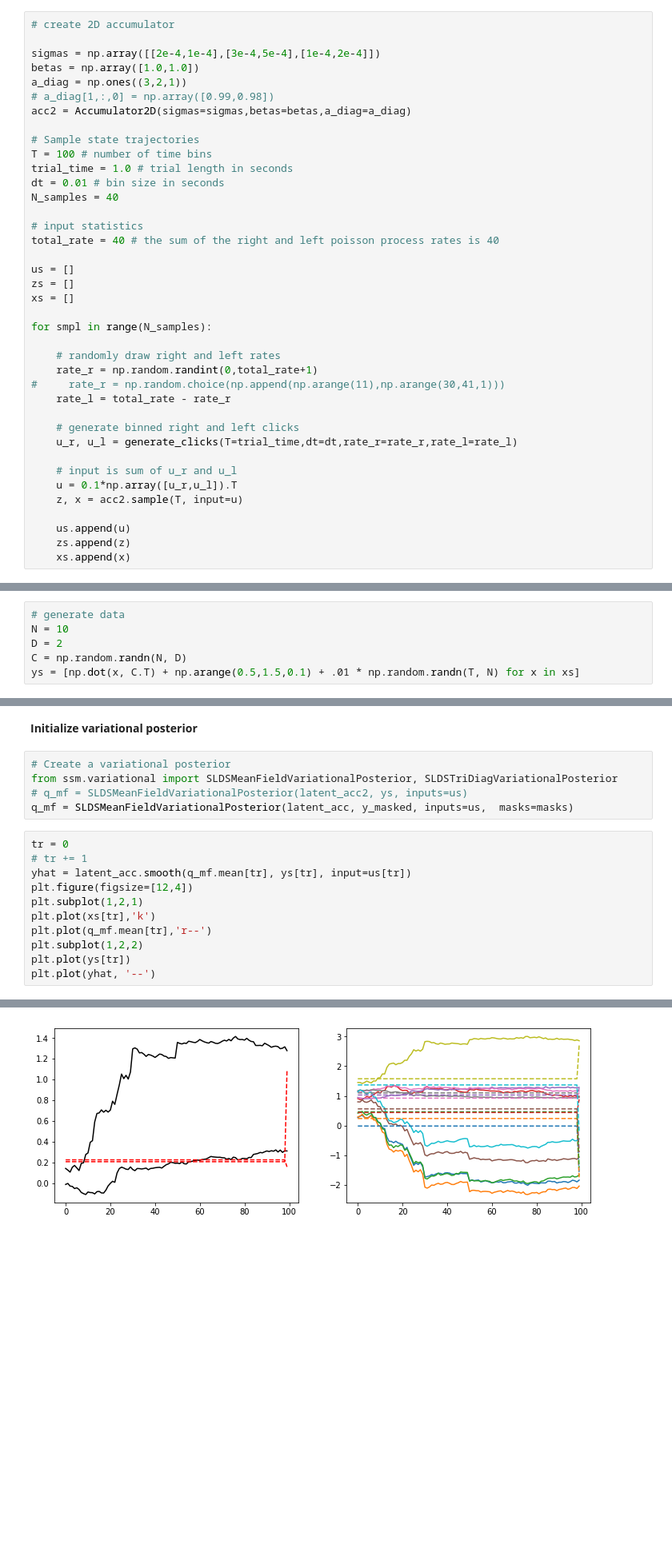
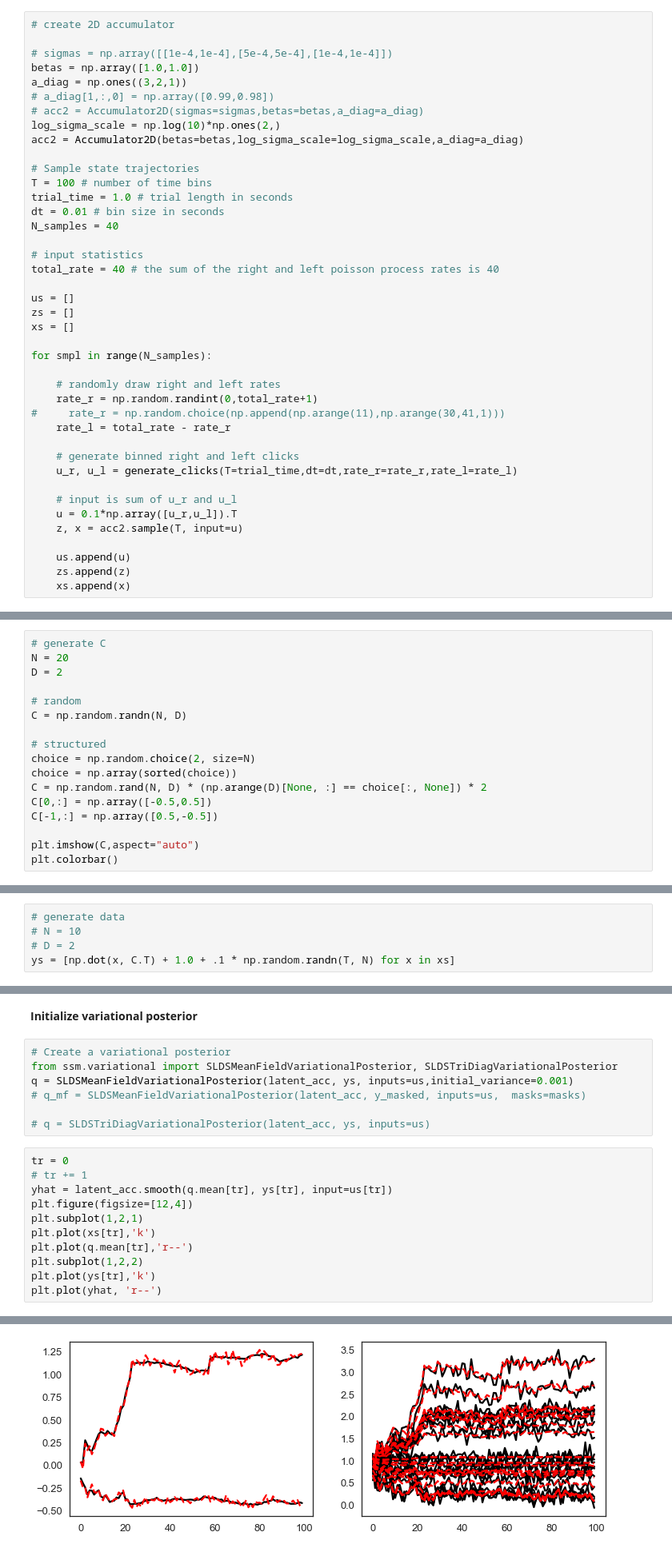
Before and after one commit to davidzoltowski/ssmdm, a Jupyter notebook: notebooks/Fit_2D_Accumulator_With_Observations.ipynb, the cells around one changed output, grey strips where cells are left out. Shown at 80% size. Cells and saved outputs as stored; diff of their text form; blank space fills up the shorter version.

```diff
--- a/notebooks/Fit_2D_Accumulator_With_Observations.ipynb
+++ b/notebooks/Fit_2D_Accumulator_With_Observations.ipynb
@@ -128,11 +213,13 @@ def LatentAccumulator2D(N, betas=np.ones(2,), sigmas=1e-3 * np.ones((3, 2)), a_d
 # %%
 # create 2D accumulator
 
-sigmas = np.array([[2e-4,1e-4],[3e-4,5e-4],[1e-4,2e-4]])
+# sigmas = np.array([[1e-4,1e-4],[5e-4,5e-4],[1e-4,1e-4]])
 betas = np.array([1.0,1.0])
 a_diag = np.ones((3,2,1))
 # a_diag[1,:,0] = np.array([0.99,0.98])
-acc2 = Accumulator2D(sigmas=sigmas,betas=betas,a_diag=a_diag)
+# acc2 = Accumulator2D(sigmas=sigmas,betas=betas,a_diag=a_diag)
+log_sigma_scale = np.log(10)*np.ones(2,)
+acc2 = Accumulator2D(betas=betas,log_sigma_scale=log_sigma_scale,a_diag=a_diag)
 
 # Sample state trajectories
 T = 100 # number of time bins
@@ -176,0 +357,17 @@ plt.plot(zs[tr],'k')
+# %%
+# generate C
+N = 20
+D = 2
+
+# random
+C = np.random.randn(N, D)
+
+# structured
+choice = np.random.choice(2, size=N)
+choice = np.array(sorted(choice))
+C = np.random.rand(N, D) * (np.arange(D)[None, :] == choice[:, None]) * 2
+C[0,:] = np.array([-0.5,0.5])
+C[-1,:] = np.array([0.5,-0.5])
+
+plt.imshow(C,aspect="auto")
+plt.colorbar()
@@ -177,9 +377,8 @@ plt.plot(zs[tr],'k')
 # %%
 # generate data
-N = 10
-D = 2
-C = np.random.randn(N, D)
-ys = [np.dot(x, C.T) + np.arange(0.5,1.5,0.1) + .01 * np.random.randn(T, N) for x in xs]
+# N = 10
+# D = 2
+ys = [np.dot(x, C.T) + 1.0 + .1 * np.random.randn(T, N) for x in xs]
 # %% [markdown]
 **Initialize model**
 # %%
@@ -228,19 +415,21 @@ Text(0.5,1,'FA+Init C')
 # %%
 # Create a variational posterior
 from ssm.variational import SLDSMeanFieldVariationalPosterior, SLDSTriDiagVariationalPosterior
-# q_mf = SLDSMeanFieldVariationalPosterior(latent_acc2, ys, inputs=us)
-q_mf = SLDSMeanFieldVariationalPosterior(latent_acc, y_masked, inputs=us,  masks=masks)
+q = SLDSMeanFieldVariationalPosterior(latent_acc, ys, inputs=us,initial_variance=0.001)
+# q_mf = SLDSMeanFieldVariationalPosterior(latent_acc, y_masked, inputs=us,  masks=masks)
+
+# q = SLDSTriDiagVariationalPosterior(latent_acc, ys, inputs=us)
 # %%
 tr = 0
 # tr += 1
-yhat = latent_acc.smooth(q_mf.mean[tr], ys[tr], input=us[tr])
+yhat = latent_acc.smooth(q.mean[tr], ys[tr], input=us[tr])
 plt.figure(figsize=[12,4])
 plt.subplot(1,2,1)
 plt.plot(xs[tr],'k')
-plt.plot(q_mf.mean[tr],'r--')
+plt.plot(q.mean[tr],'r--')
 plt.subplot(1,2,2)
-plt.plot(ys[tr])
-plt.plot(yhat, '--')
+plt.plot(ys[tr],'k')
+plt.plot(yhat, 'r--')
 # %% [output]
 [<matplotlib.lines.Line2D at 0x...>,
  <matplotlib.lines.Line2D at 0x...>,
@@ -254,4 +453,4 @@ plt.plot(yhat, '--')
  <matplotlib.lines.Line2D at 0x...>]
-[figure, old version]
+[figure, new version]
 # %% [markdown]
 **Fit model**
```
Also changed, not shown: parts of 50 cells of this notebook, 3 other files.
